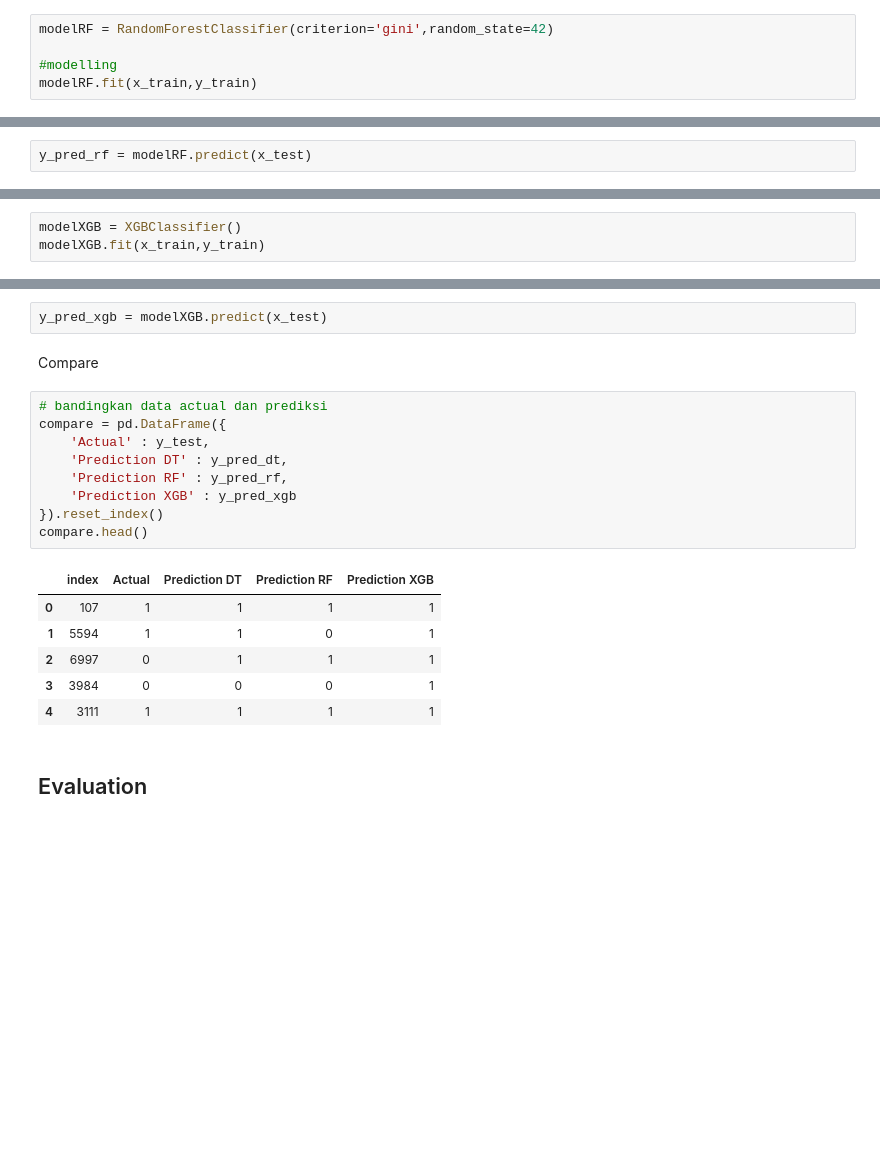
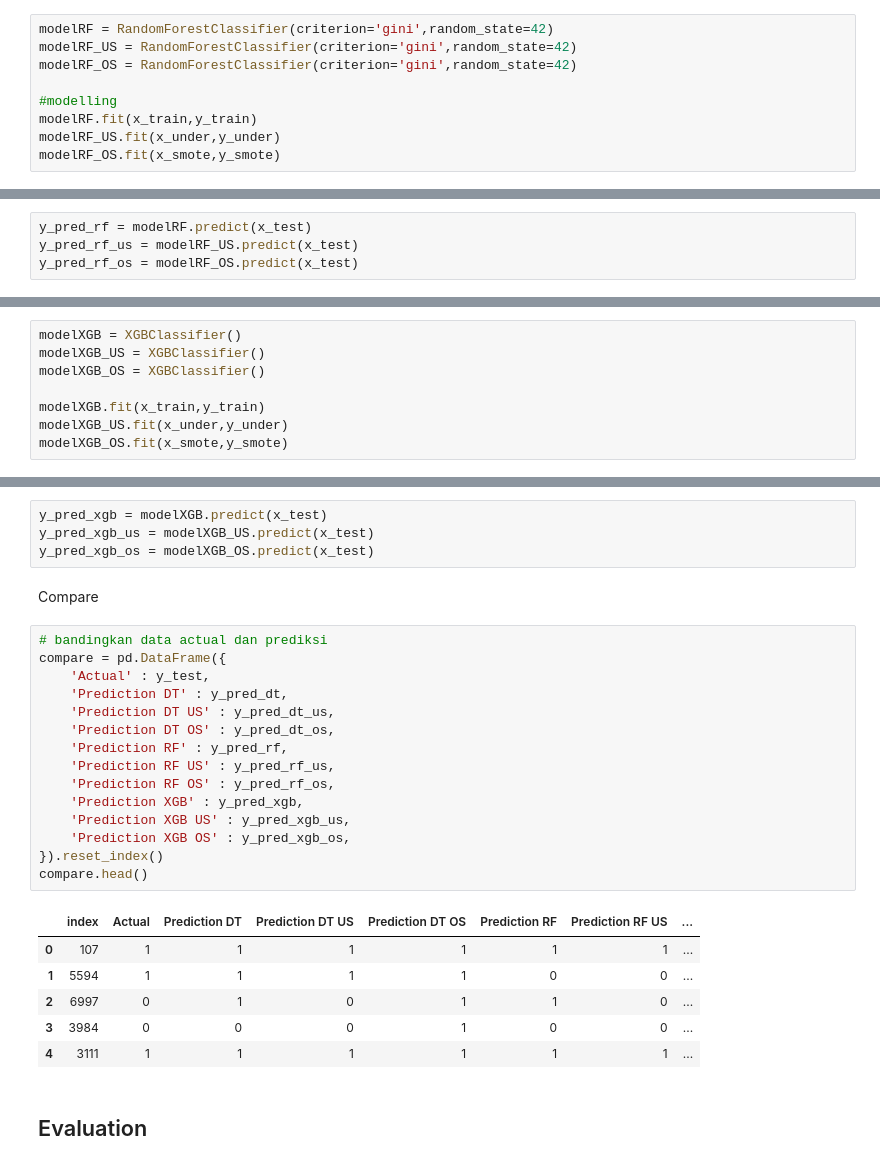
Before and after one commit to Dwisaputra204/e-commerce-shipping-prediction, a Jupyter notebook: e-commerce shipping prediction.ipynb, the cells around one changed output, grey strips where cells are left out. Saved outputs shown, nothing was run; the diff lists cells and outputs as text; blank space fills up the shorter version.

```diff
--- a/e-commerce shipping prediction.ipynb
+++ b/e-commerce shipping prediction.ipynb
@@ -363,18 +411,29 @@ Model - Random Forest
 from sklearn.ensemble import RandomForestClassifier
 # %%
 modelRF = RandomForestClassifier(criterion='gini',random_state=42)
+modelRF_US = RandomForestClassifier(criterion='gini',random_state=42)
+modelRF_OS = RandomForestClassifier(criterion='gini',random_state=42)
 
 #modelling
 modelRF.fit(x_train,y_train)
+modelRF_US.fit(x_under,y_under)
+modelRF_OS.fit(x_smote,y_smote)
 # %% [output]
 RandomForestClassifier(random_state=42)
 # %%
 y_pred_rf = modelRF.predict(x_test)
+y_pred_rf_us = modelRF_US.predict(x_test)
+y_pred_rf_os = modelRF_OS.predict(x_test)
 # %% [markdown]
 Model - XGBoost
 # %%
 from xgboost import XGBClassifier
 # %%
 modelXGB = XGBClassifier()
+modelXGB_US = XGBClassifier()
+modelXGB_OS = XGBClassifier()
+
 modelXGB.fit(x_train,y_train)
+modelXGB_US.fit(x_under,y_under)
+modelXGB_OS.fit(x_smote,y_smote)
 # %% [output]
@@ -390,24 +451,32 @@ XGBClassifier(base_score=0.5, booster='gbtree', colsample_bylevel=1,
               tree_method='exact', validate_parameters=1, verbosity=None)
 # %%
 y_pred_xgb = modelXGB.predict(x_test)
+y_pred_xgb_us = modelXGB_US.predict(x_test)
+y_pred_xgb_os = modelXGB_OS.predict(x_test)
 # %% [markdown]
 Compare
 # %%
 # bandingkan data actual dan prediksi
 compare = pd.DataFrame({
     'Actual' : y_test,
     'Prediction DT' : y_pred_dt,
+    'Prediction DT US' : y_pred_dt_us,
+    'Prediction DT OS' : y_pred_dt_os,
     'Prediction RF' : y_pred_rf,
-    'Prediction XGB' : y_pred_xgb
+    'Prediction RF US' : y_pred_rf_us,
+    'Prediction RF OS' : y_pred_rf_os,
+    'Prediction XGB' : y_pred_xgb,
+    'Prediction XGB US' : y_pred_xgb_us,
+    'Prediction XGB OS' : y_pred_xgb_os,
 }).reset_index()
 compare.head()
 # %% [output]
-|  | index | Actual | Prediction DT | Prediction RF | Prediction XGB |
-| 0 | 107 | 1 | 1 | 1 | 1 |
-| 1 | 5594 | 1 | 1 | 0 | 1 |
-| 2 | 6997 | 0 | 1 | 1 | 1 |
-| 3 | 3984 | 0 | 0 | 0 | 1 |
-| 4 | 3111 | 1 | 1 | 1 | 1 |
+|  | index | Actual | Prediction DT | Prediction DT US | Prediction DT OS | Prediction RF | Prediction RF US | ... |
+| 0 | 107 | 1 | 1 | 1 | 1 | 1 | 1 | ... |
+| 1 | 5594 | 1 | 1 | 1 | 1 | 0 | 0 | ... |
+| 2 | 6997 | 0 | 1 | 0 | 1 | 1 | 0 | ... |
+| 3 | 3984 | 0 | 0 | 0 | 1 | 0 | 0 | ... |
+| 4 | 3111 | 1 | 1 | 1 | 1 | 1 | 1 | ... |
 # %% [markdown]
 ## Evaluation
 # %%
```
Also changed, not shown: parts of 66 cells of this notebook.
